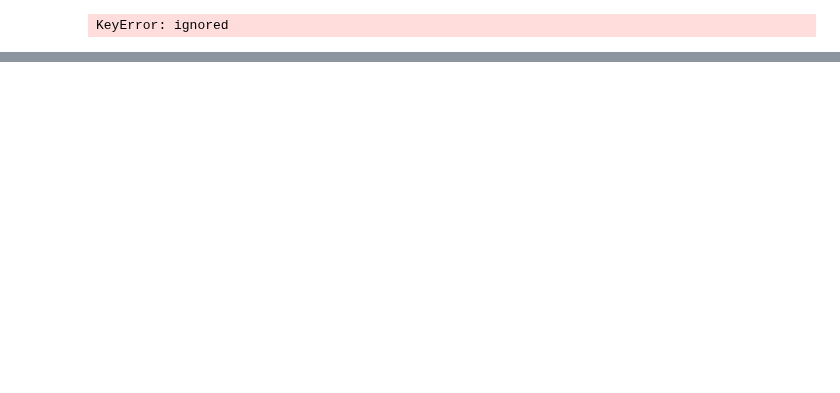
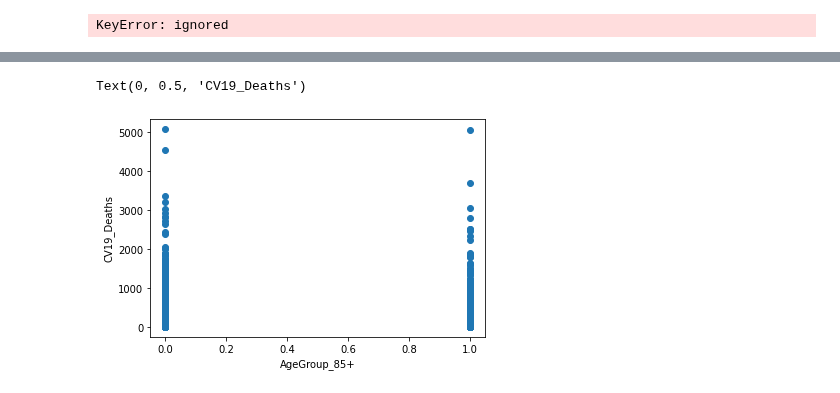
Before and after one commit to JScottLopez/github-ds, a Jupyter notebook: TIM_6500_JSLopez.ipynb, the cells around one changed output, grey strips where cells are left out. Cells and saved outputs as stored; diff of their text form; code cells hidden in the pictures; blank space fills up the shorter version.

```diff
--- a/TIM_6500_JSLopez.ipynb
+++ b/TIM_6500_JSLopez.ipynb
@@ -173,0 +224,10 @@ KeyError: ignored
+# %%
+%matplotlib inline
+import matplotlib.pyplot as plt
+
+plt.scatter(agegrp['AgeGroup_85+'], agegrp['CV19_Deaths'], marker='o')
+plt.xlabel('AgeGroup_85+')
+plt.ylabel('CV19_Deaths')
+# %% [output]
+Text(0, 0.5, 'CV19_Deaths')
+[figure, added]
```
Also changed, not shown: parts of 26 cells of this notebook.
